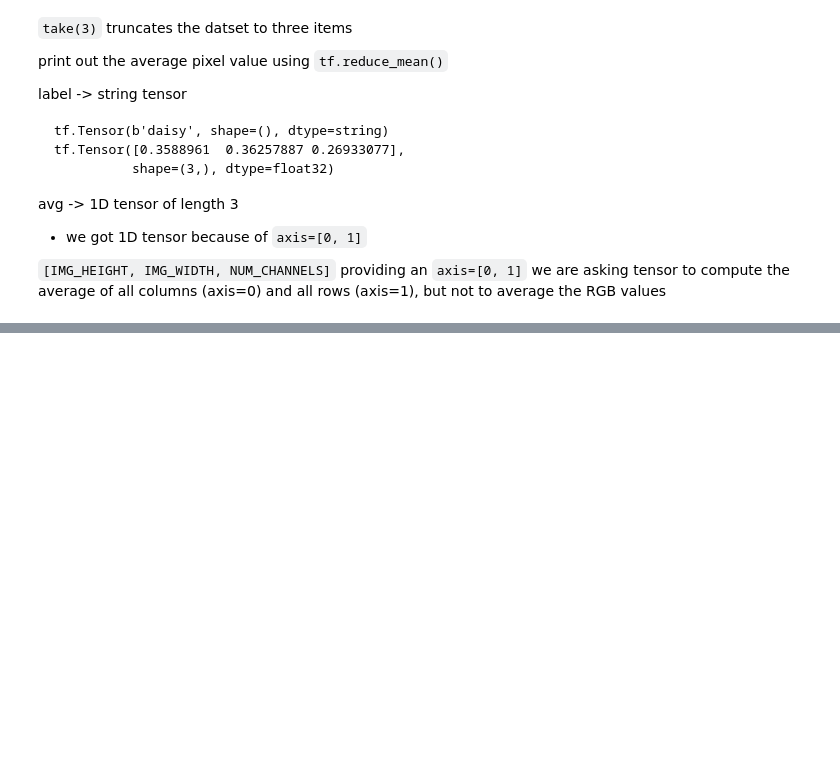
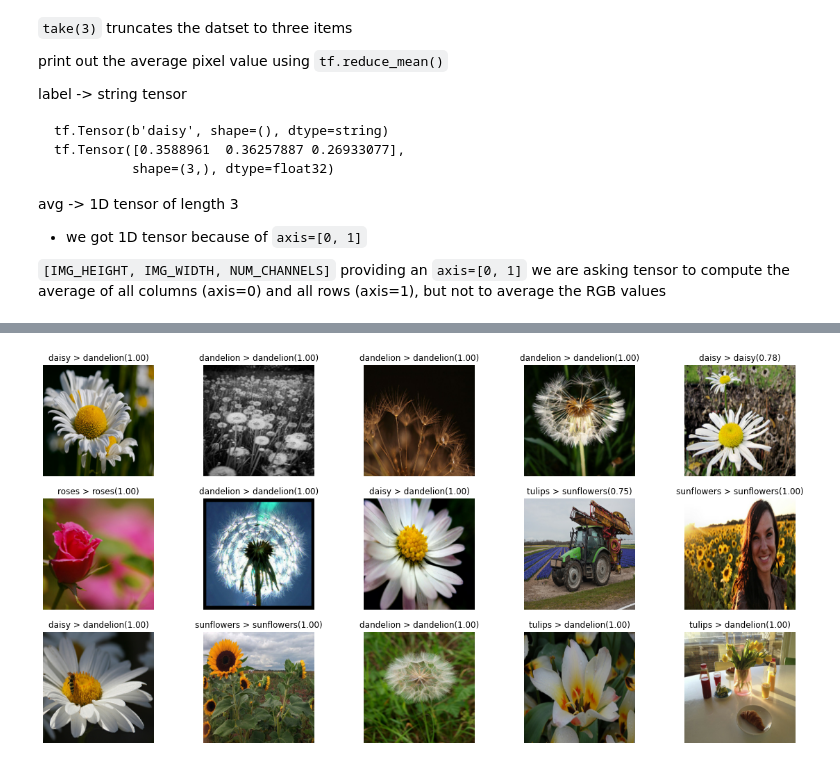
Before and after one commit to flyingtatta/Practical-ML-Computer-Vision, a Jupyter notebook: 02_ml_models_for_vision/2a_machine_perception.ipynb, the cells around one changed output, grey strips where cells are left out. Cells and saved outputs as stored; diff of their text form; code cells hidden in the pictures; blank space fills up the shorter version.

```diff
--- a/02_ml_models_for_vision/2a_machine_perception.ipynb
+++ b/02_ml_models_for_vision/2a_machine_perception.ipynb
@@ -197,0 +418,26 @@ for img, label in dataset.take(3):
+# %%
+def plot_predictions(filename):
+  matplotlib.rcParams.update({'font.size': 10})
+  f, ax = plt.subplots(3, 5, figsize=(20, 10))
+
+  dataset = (tf.data.TextLineDataset(filename).map(parse_csv))
+
+  for idx, (img, label) in enumerate(dataset.take(15)):
+    ax[idx//5, idx%5].imshow((img.numpy()))
+
+    batch_image = tf.reshape(img, [1, IMG_HEIGHT, IMG_WIDTH, IMG_CHANNELS])
+    batch_pred = model.predict(batch_image)
+
+    pred = batch_pred[0]
+    pred_label_index = tf.math.argmax(pred).numpy()
+    pred_label = CLASS_NAMES[pred_label_index]
+    prob = pred[pred_label_index]
+
+
+    label = CLASS_NAMES[label.numpy()]
+    ax[idx//5, idx%5].set_title('{} > {}({:.2f})'.format(label, pred_label, prob))
+    ax[idx//5, idx%5].axis('off')
+
+plot_predictions("gs://practical-ml-vision-book/flowers_5_jpeg/flower_photos/train_set.csv")
+# %% [output]
+[figure, added]
```
Also changed, not shown: parts of 28 cells of this notebook.
